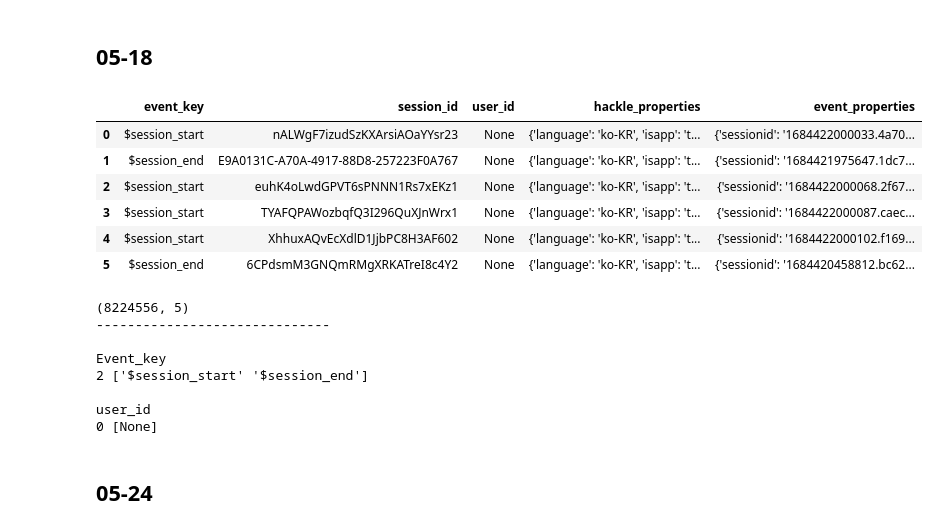
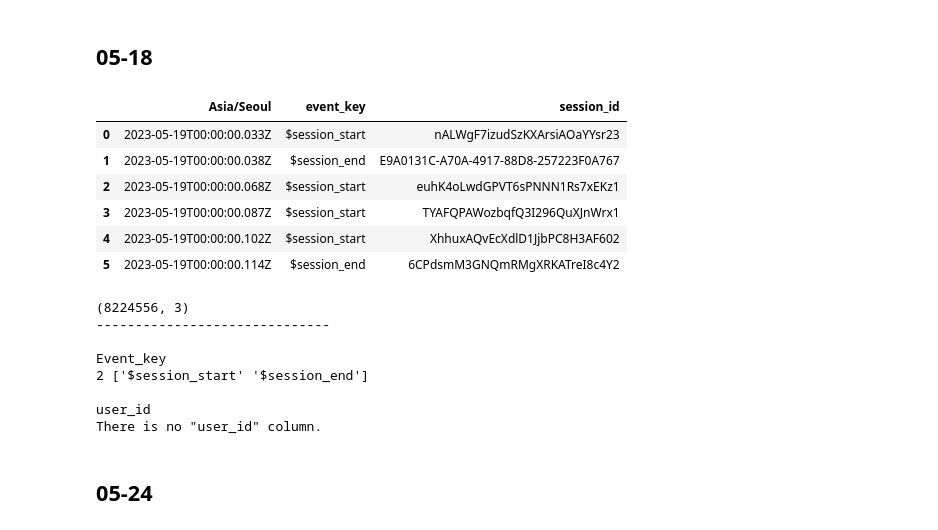
Before and after one commit to saeraniren/advanced_project, a Jupyter notebook: project4.ipynb, the cells around one changed output. Drawn from its saved outputs; the diff is of its cells as text; code cells hidden in the pictures.

```diff
--- a/project4.ipynb
+++ b/project4.ipynb
@@ -886,6 +886,7 @@ hackle_events_df
 basepath = 'gs://final-project-soomin/final_project/additional_hackle'
 storage_options = {'token':JSON_KEY_PATH}
 columns = ["event_key", "session_id", "user_id","hackle_properties","event_properties"]
+time_col =['Asia/Seoul','event_key','session_id']
 # %% [markdown]
 ## 03-31
 # %%
@@ -1253,27 +1058,27 @@ user_id
 # %%
 hackle_df = pd.read_parquet(
     path = f'{basepath}/2023-05-18.parquet',
     engine = 'pyarrow',
     storage_options= storage_options,
-    columns=columns
+    columns=time_col
 )
 dr.hackle_baseinfo(hackle_df)
 # %% [output]
-|  | event_key | session_id | user_id | hackle_properties | event_properties |
-| 0 | $session_start | nALWgF7izudSzKXArsiAOaYYsr23 | None | {'language': 'ko-KR', 'isapp': 't... | {'sessionid': '1684422000033.4a70... |
-| 1 | $session_end | E9A0131C-A70A-4917-88D8-257223F0A767 | None | {'language': 'ko-KR', 'isapp': 't... | {'sessionid': '1684421975647.1dc7... |
-| 2 | $session_start | euhK4oLwdGPVT6sPNNN1Rs7xEKz1 | None | {'language': 'ko-KR', 'isapp': 't... | {'sessionid': '1684422000068.2f67... |
-| 3 | $session_start | TYAFQPAWozbqfQ3I296QuXJnWrx1 | None | {'language': 'ko-KR', 'isapp': 't... | {'sessionid': '1684422000087.caec... |
-| 4 | $session_start | XhhuxAQvEcXdlD1JjbPC8H3AF602 | None | {'language': 'ko-KR', 'isapp': 't... | {'sessionid': '1684422000102.f169... |
-| 5 | $session_end | 6CPdsmM3GNQmRMgXRKATreI8c4Y2 | None | {'language': 'ko-KR', 'isapp': 't... | {'sessionid': '1684420458812.bc62... |
+|  | Asia/Seoul | event_key | session_id |
+| 0 | 2023-05-19T00:00:00.033Z | $session_start | nALWgF7izudSzKXArsiAOaYYsr23 |
+| 1 | 2023-05-19T00:00:00.038Z | $session_end | E9A0131C-A70A-4917-88D8-257223F0A767 |
+| 2 | 2023-05-19T00:00:00.068Z | $session_start | euhK4oLwdGPVT6sPNNN1Rs7xEKz1 |
+| 3 | 2023-05-19T00:00:00.087Z | $session_start | TYAFQPAWozbqfQ3I296QuXJnWrx1 |
+| 4 | 2023-05-19T00:00:00.102Z | $session_start | XhhuxAQvEcXdlD1JjbPC8H3AF602 |
+| 5 | 2023-05-19T00:00:00.114Z | $session_end | 6CPdsmM3GNQmRMgXRKATreI8c4Y2 |
-(8224556, 5)
+(8224556, 3)
 ------------------------------
 
 Event_key
 2 ['$session_start' '$session_end']
 
 user_id
-0 [None]
+There is no "user_id" column.
 # %% [markdown]
 ## 05-24
 # %%
```
Also changed, not shown: parts of 14 cells of this notebook.
